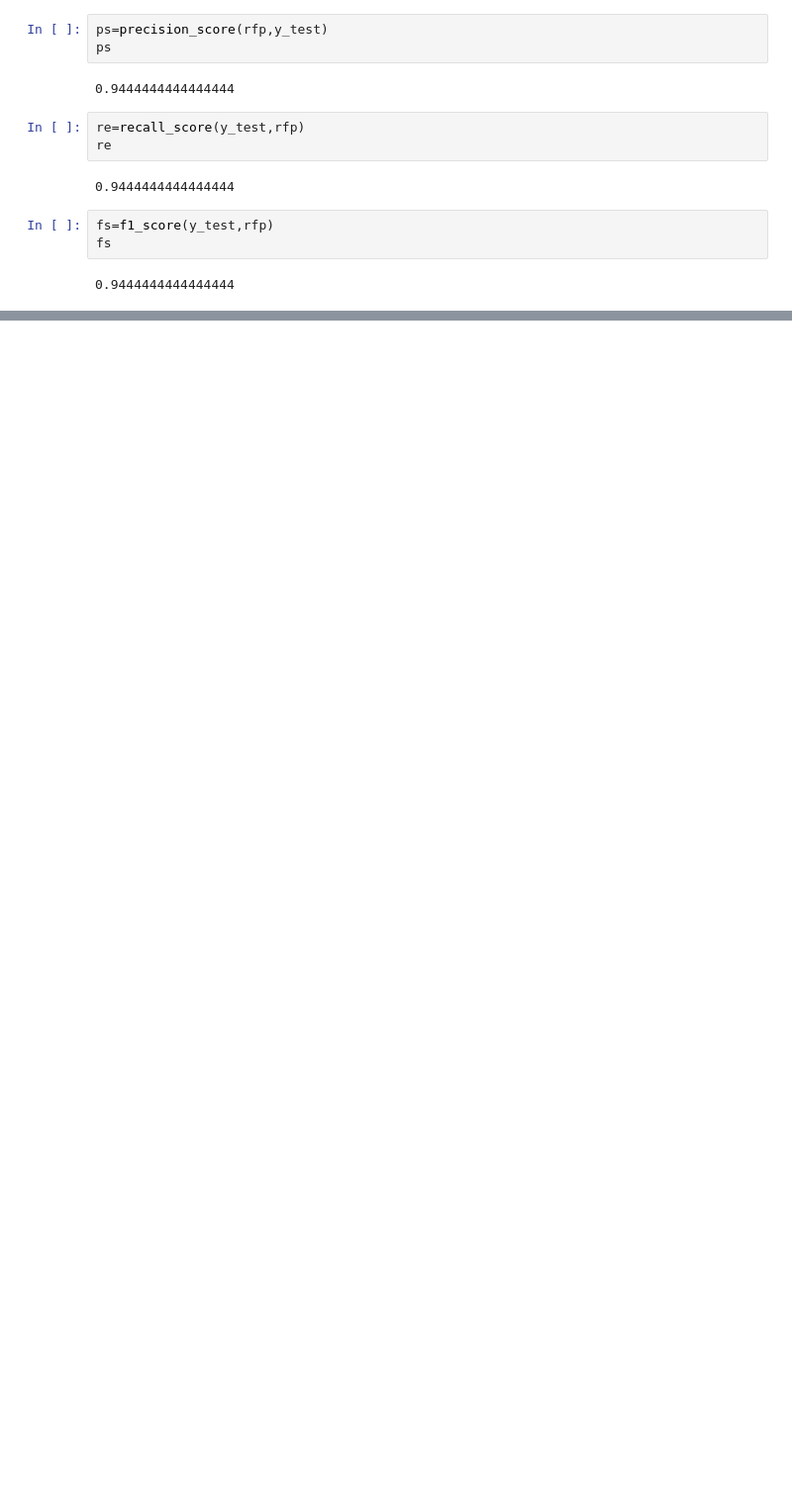
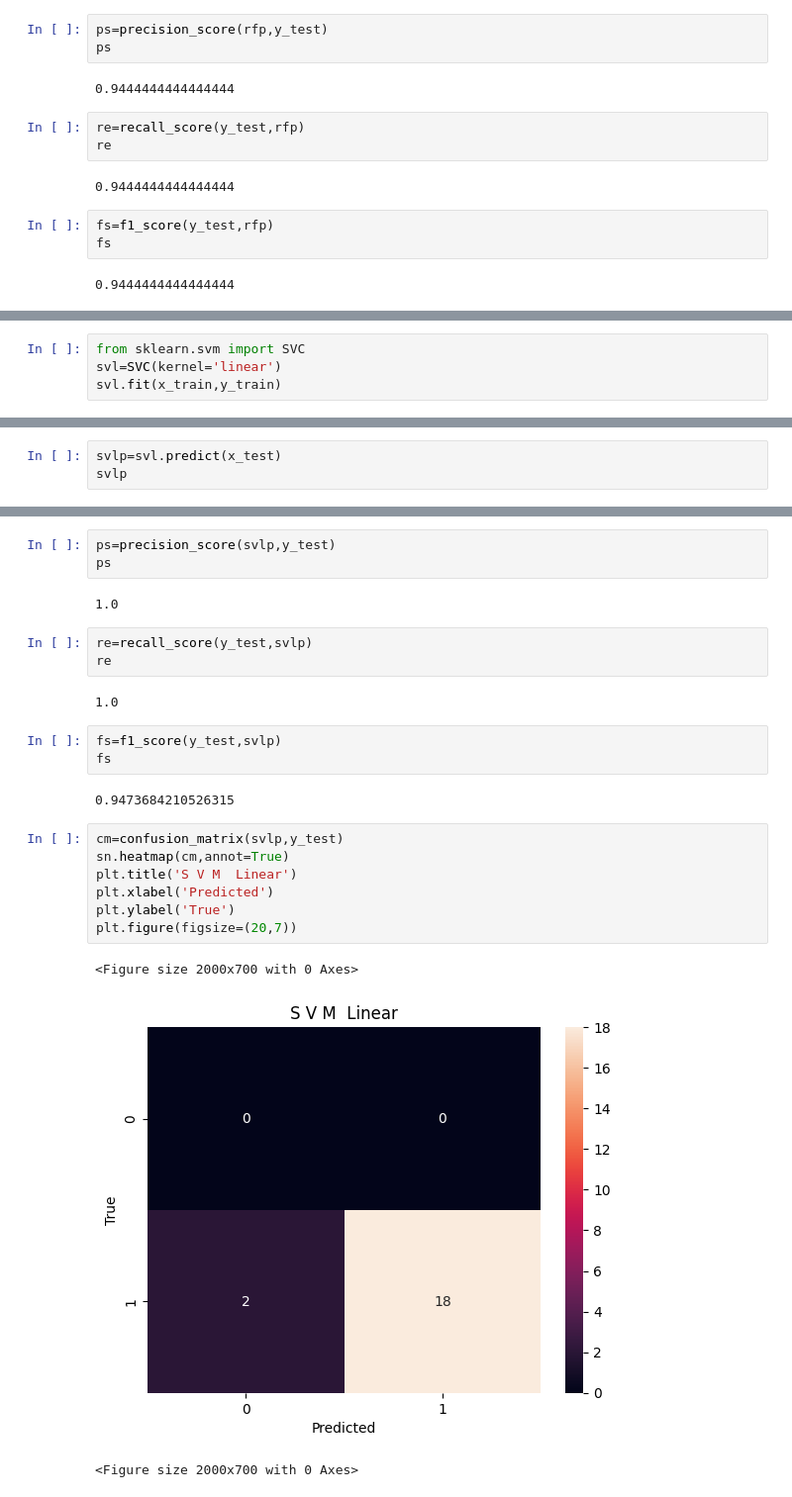
Before and after one commit to vipinv69/Parkinsons-Disease-Prediction, a Jupyter notebook: Parkinson_Prediction_Project_IPCS.ipynb, the cells around one changed output, grey strips where cells are left out. Shown: that part at 99% size. Cells and saved outputs as stored; diff of their text form; blank space fills up the shorter version.

```diff
--- a/Parkinson_Prediction_Project_IPCS.ipynb
+++ b/Parkinson_Prediction_Project_IPCS.ipynb
@@ -378,0 +467,4 @@ nbg.fit(x_train,y_train)
+# %%
+from sklearn.svm import SVC
+svl=SVC(kernel='linear')
+svl.fit(x_train,y_train)
@@ -378,0 +473,3 @@ nbg.fit(x_train,y_train)
+# %%
+svlp=svl.predict(x_test)
+svlp
@@ -378,0 +483,26 @@ nbg.fit(x_train,y_train)
+# %%
+ps=precision_score(svlp,y_test)
+ps
+# %% [output]
+1.0
+# %%
+re=recall_score(y_test,svlp)
+re
+# %% [output]
+1.0
+# %%
+fs=f1_score(y_test,svlp)
+fs
+# %% [output]
+0.9473684210526315
+# %%
+cm=confusion_matrix(svlp,y_test)
+sn.heatmap(cm,annot=True)
+plt.title('S V M  Linear')
+plt.xlabel('Predicted')
+plt.ylabel('True')
+plt.figure(figsize=(20,7))
+# %% [output]
+<Figure size 2000x700 with 0 Axes>
+[figure, added]
+<Figure size 2000x700 with 0 Axes>
```
Also changed, not shown: parts of 49 cells of this notebook.
